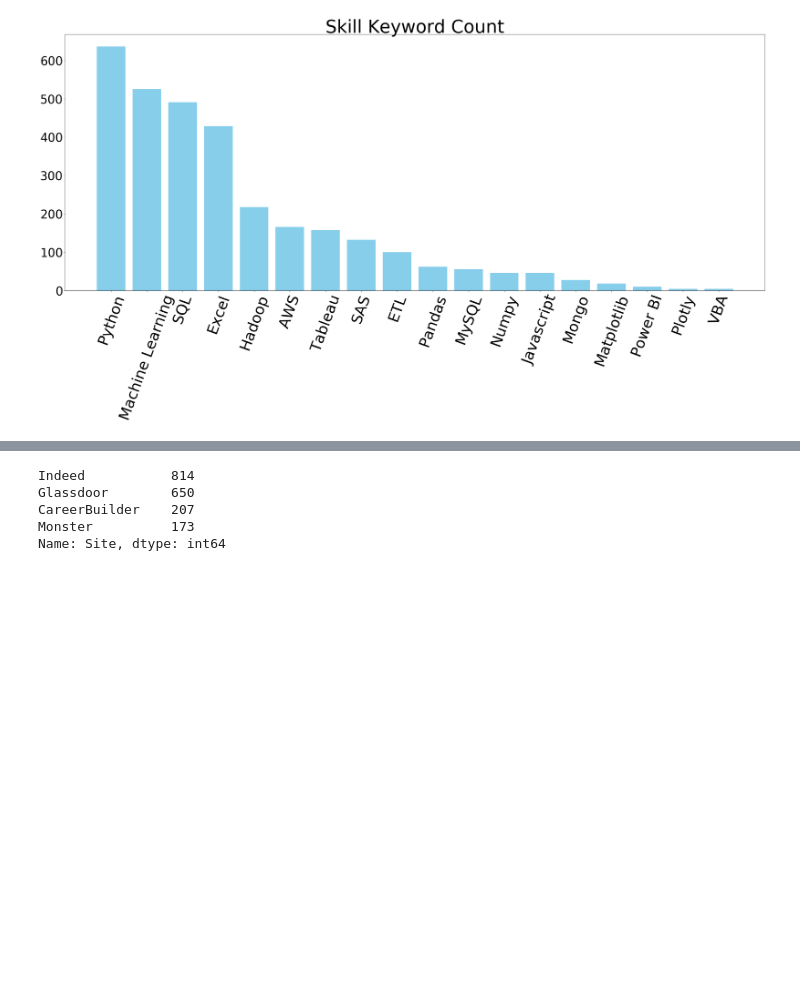
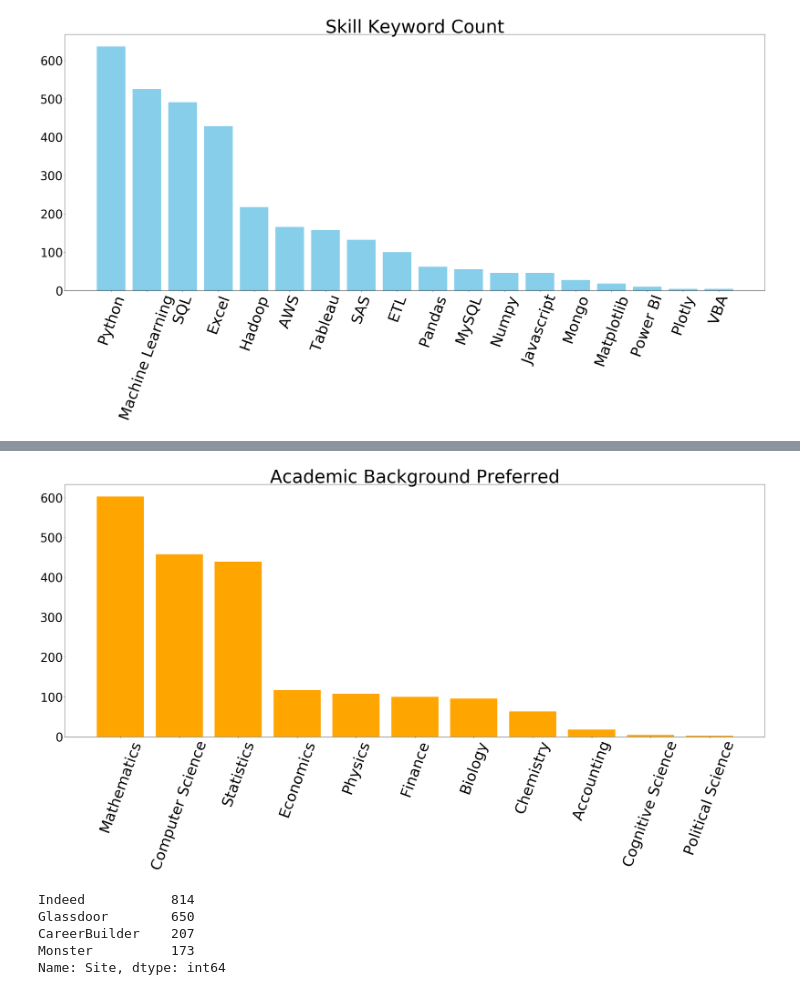
Before and after one commit to ChrNg404/Data_Science_ETL_Project, a Jupyter notebook: Visualizations/data_science_jobs_analysis.ipynb, the cells around one changed output, grey strips where cells are left out. Cells and saved outputs as stored; diff of their text form; code cells hidden in the pictures; blank space fills up the shorter version.

Commit message:
chart fixed

```diff
--- a/Visualizations/data_science_jobs_analysis.ipynb
+++ b/Visualizations/data_science_jobs_analysis.ipynb
@@ -579,0 +634,5 @@ keywords_df_reset
+# %%
+background_df = pd.DataFrame.from_dict(background, orient='index', columns=['Count']).sort_values(by='Count', ascending=False)
+background_df = background_df.drop(['Math', 'mathematics'])
+background_df = background_df.reset_index().rename(columns={'index': "Background"})
+background_df
@@ -631,3 +718,26 @@ plt.show()
+# %%
+x_axis = np.arange(len(background_df))
+tick_locations = [value for value in x_axis]
+
+
+plt.figure(figsize=(35, 20))
+plt.title("Academic Background Preferred", fontsize=60)
+
+plt.bar(background_df['Background'],
+        background_df['Count'],
+        align='center',
+        color='orange')
+
+plt.xticks(tick_locations, rotation=70, fontsize=50)
+# Make y-axis numbers bigger
+plt.rcParams.update({'font.size': 40})
+
+plt.tight_layout()
+plt.savefig("Charts/background_keyword_count.png")
+
+plt.show()
+# %% [output]
+[figure, added]
 # %%
 # Job counts by site
 count_by_site
```
Also changed, not shown: parts of 8 cells of this notebook, 4 other files.
